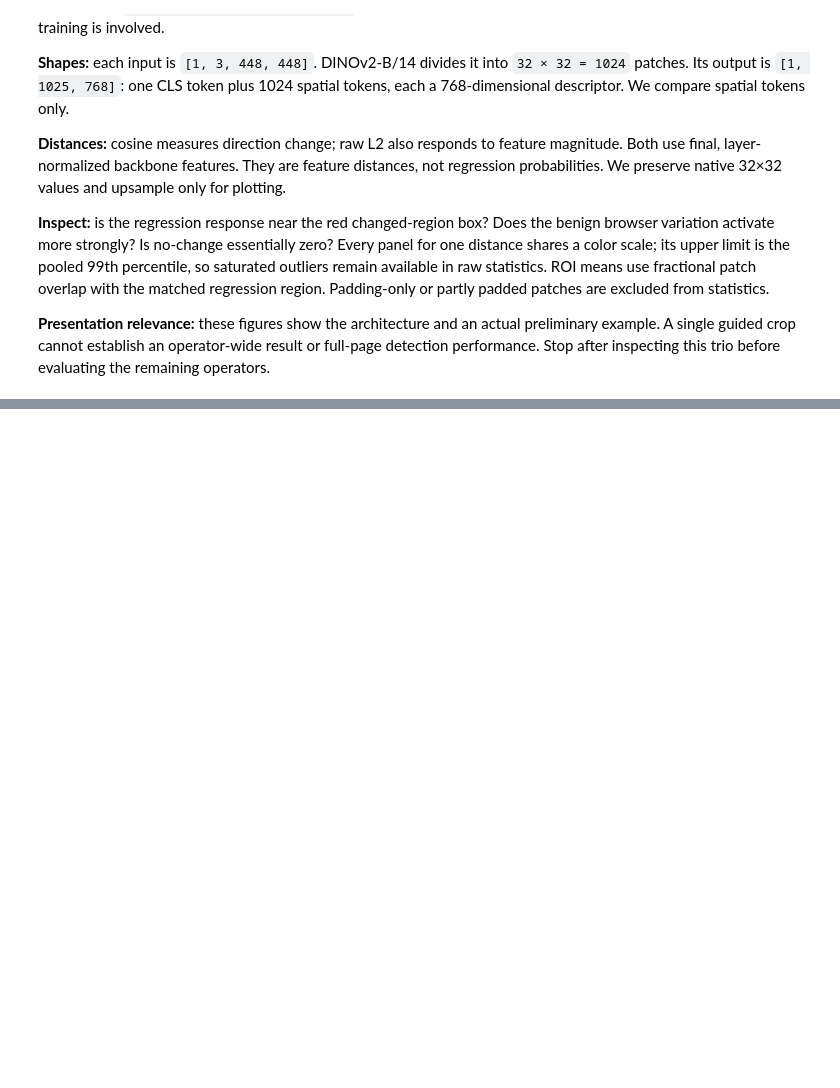
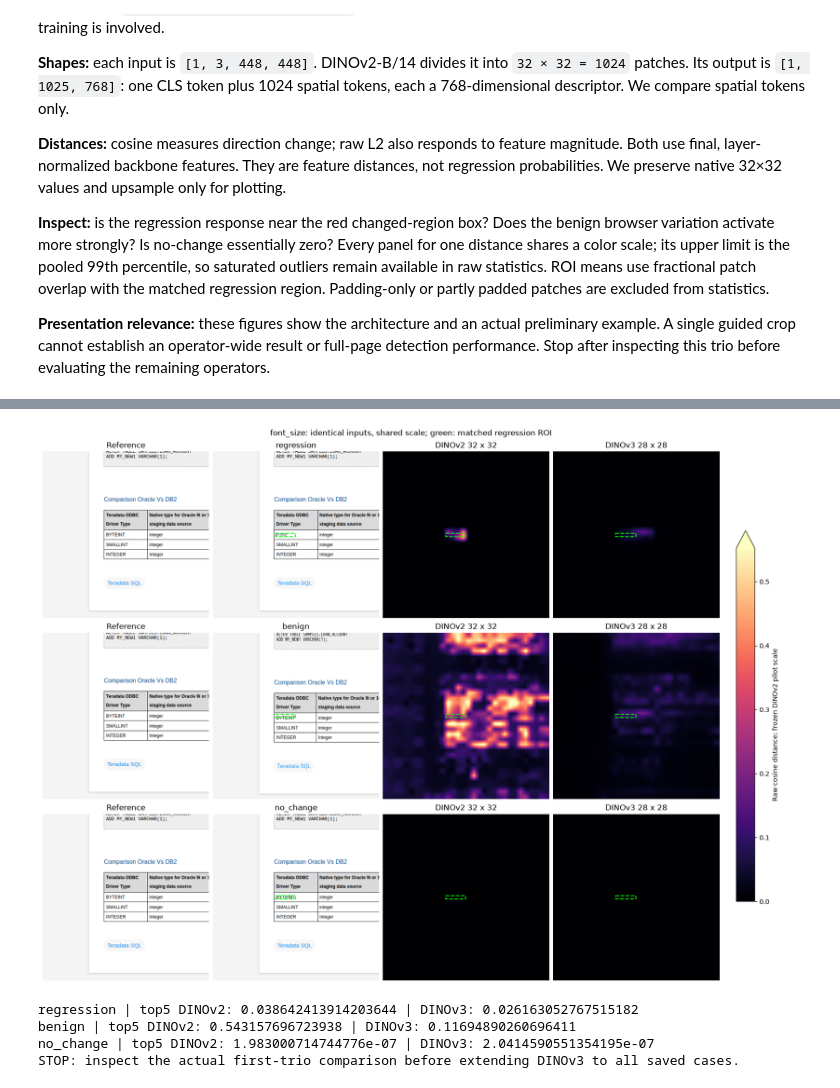
Before and after one commit to realdevvora/csc490-project, a Jupyter notebook: notebooks/dino_exploration.ipynb, the cells around one changed output, grey strips where cells are left out. Saved outputs shown, nothing was run; the diff lists cells and outputs as text; code cells hidden in the pictures; blank space fills up the shorter version.

```diff
--- a/notebooks/dino_exploration.ipynb
+++ b/notebooks/dino_exploration.ipynb
@@ -442,0 +1012,48 @@ print('STOP: compare the regression and browser-control responses before running
+# %%
+# 17. Compare native outputs on identical crops, using saved DINOv2 plotting limits.
+comparison_limits = json.loads((baseline_pilot_root / 'display_limits.json').read_text(encoding='utf-8'))
+with np.load(baseline_pilot_root / f'{D3_OPERATOR}_native_maps.npz') as saved:
+    d2_comparison_maps = {label: saved[f'{label}_cosine'] for label in labels}
+    d2_comparison_valid = {label: saved[f'{label}_valid_patches'] for label in labels}
+vmax = comparison_limits['cosine']['vmax']
+figure, axes = plt.subplots(3, 4, figsize=(16, 12), layout='constrained')
+for index, label in enumerate(labels):
+    axes[index, 0].imshow(d3_images['reference'])
+    axes[index, 1].imshow(d3_images[label])
+    for column, values, valid, patch, name in (
+        (2, d2_comparison_maps[label], d2_comparison_valid[label], 14, 'DINOv2 32 x 32'),
+        (3, d3_maps[label]['cosine'], d3_masks[label], d3_patch, 'DINOv3 28 x 28')):
+        expanded = F.interpolate(torch.from_numpy(values).view(1, 1, *values.shape),
+                                 size=(448, 448), mode='bilinear', align_corners=False)[0, 0].numpy()
+        mask = valid.repeat(patch, 0).repeat(patch, 1)
+        heat = axes[index, column].imshow(np.ma.masked_where(~mask, expanded),
+                                           cmap='magma', vmin=0, vmax=vmax)
+        axes[index, column].set_title(name)
+    axes[index, 0].set_title('Reference')
+    axes[index, 1].set_title(label)
+    for column in (1, 2, 3):
+        x, y, width, height = d3_roi
+        axes[index, column].add_patch(Rectangle(
+            (x - d3_crop[0], y - d3_crop[1]), width, height,
+            fill=False, edgecolor='lime', linestyle='--', linewidth=1.5))
+    for ax in axes[index]:
+        ax.set_xlim(-0.5, 447.5)
+        ax.set_ylim(447.5, -0.5)
+        ax.axis('off')
+figure.colorbar(heat, ax=axes[:, 2:], shrink=0.7, extend='max',
+                label='Raw cosine distance; frozen DINOv2 pilot scale')
+figure.suptitle(f'{D3_OPERATOR}: identical inputs, shared scale; green: matched regression ROI')
+figure.savefig(D3_RESULT_ROOT / 'dinov2_vs_dinov3_cosine.png', dpi=150)
+plt.show()
+for label in labels:
+    previous = next(r for r in baseline_pilot['statistics']
+                    if r['operator'] == D3_OPERATOR and r['label'] == label and r['distance'] == 'cosine')
+    current = next(r for r in d3_statistics if r['label'] == label and r['distance'] == 'cosine')
+    print(label, '| top5 DINOv2:', previous['top5_mean'], '| DINOv3:', current['top5_mean'])
+print('STOP: inspect the actual first-trio comparison before extending DINOv3 to all saved cases.')
+# %% [output]
+[figure, added]
+regression | top5 DINOv2: 0.038642413914203644 | DINOv3: 0.026163052767515182
+benign | top5 DINOv2: 0.543157696723938 | DINOv3: 0.11694890260696411
+no_change | top5 DINOv2: 1.983000714744776e-07 | DINOv3: 2.0414590551354195e-07
+STOP: inspect the actual first-trio comparison before extending DINOv3 to all saved cases.
```
Also changed, not shown: parts of 20 cells of this notebook, 11 other files.
